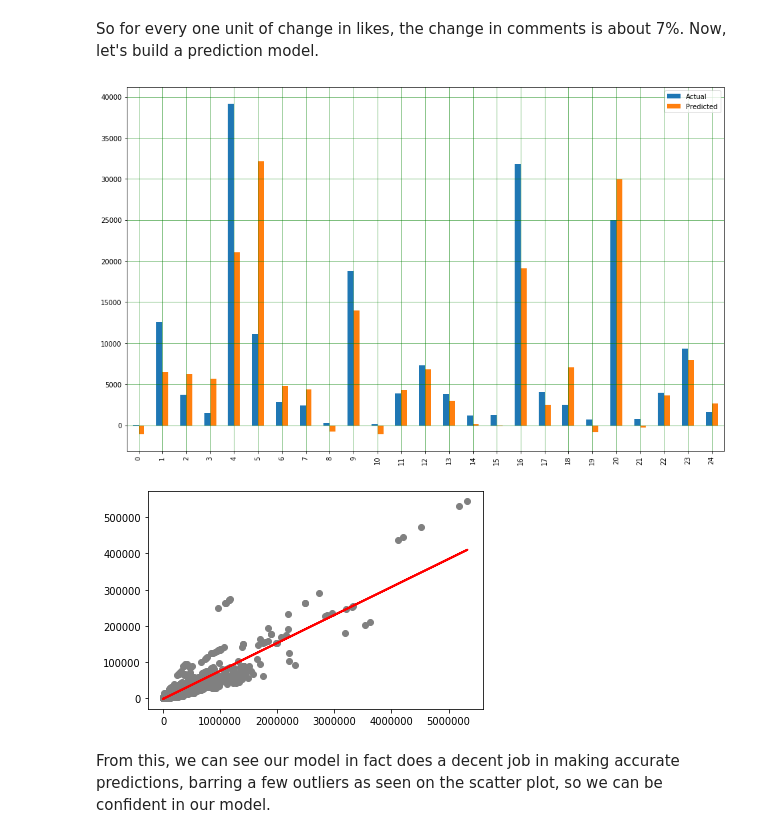
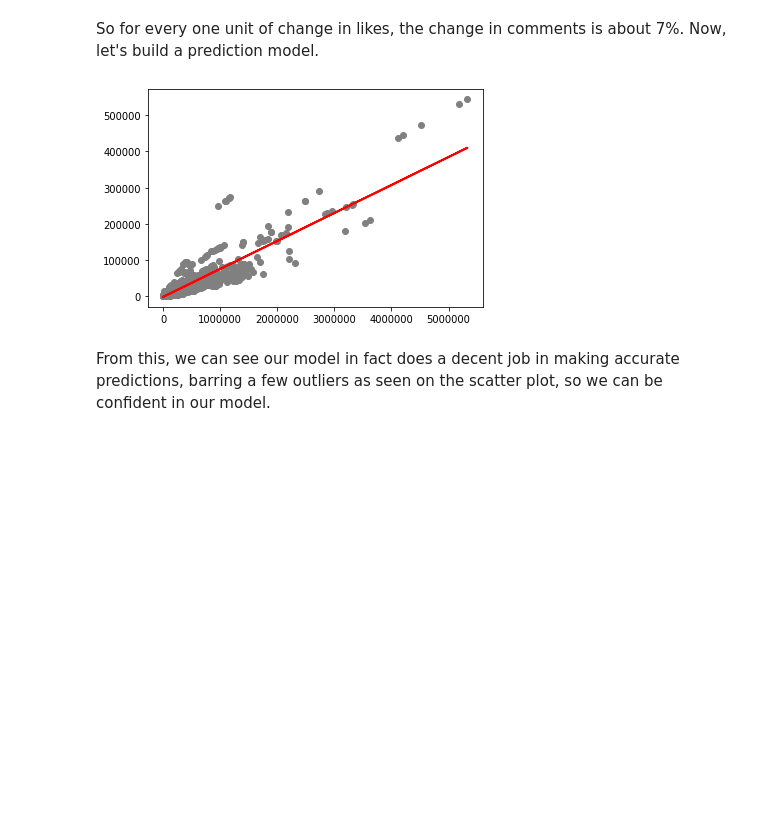
Before and after one commit to veronicawertz/2950FinalProject, a Jupyter notebook: 2950Project_pt2.ipynb, the cells around one changed output. Cells and saved outputs as stored; diff of their text form; code cells hidden in the pictures; blank space fills up the shorter version.

```diff
--- a/2950Project_pt2.ipynb
+++ b/2950Project_pt2.ipynb
@@ -340,22 +344,18 @@ So for every one unit of change in likes, the change in comments is about 7%. No
 # %%
 comment_pred = train_model.predict(X_test)
 
 
 
 df1 = pd.DataFrame({'Actual': y_test.values.flatten(), 'Predicted': comment_pred.flatten()})
 
 
 df2 = df1.head(25)
-df2.plot(kind='bar',figsize=(16,10))
-plt.grid(which='major', linestyle='-', linewidth='0.5', color='green')
-plt.grid(which='minor', linestyle=':', linewidth='0.5', color='black')
 plt.show()
 plt.scatter(X_test, y_test,  color='gray')
 plt.plot(X_test, comment_pred, color='red', linewidth=2)
 plt.show()
 # %% [output]
-[figure, old version]
+[figure, new version]
-[figure, removed]
 # %% [markdown]
 From this, we can see our model in fact does a decent job in making accurate predictions, barring a few outliers as seen on the scatter plot, so we can be confident in our model.
 # %% [markdown]
```
Also changed, not shown: parts of 14 cells of this notebook.
